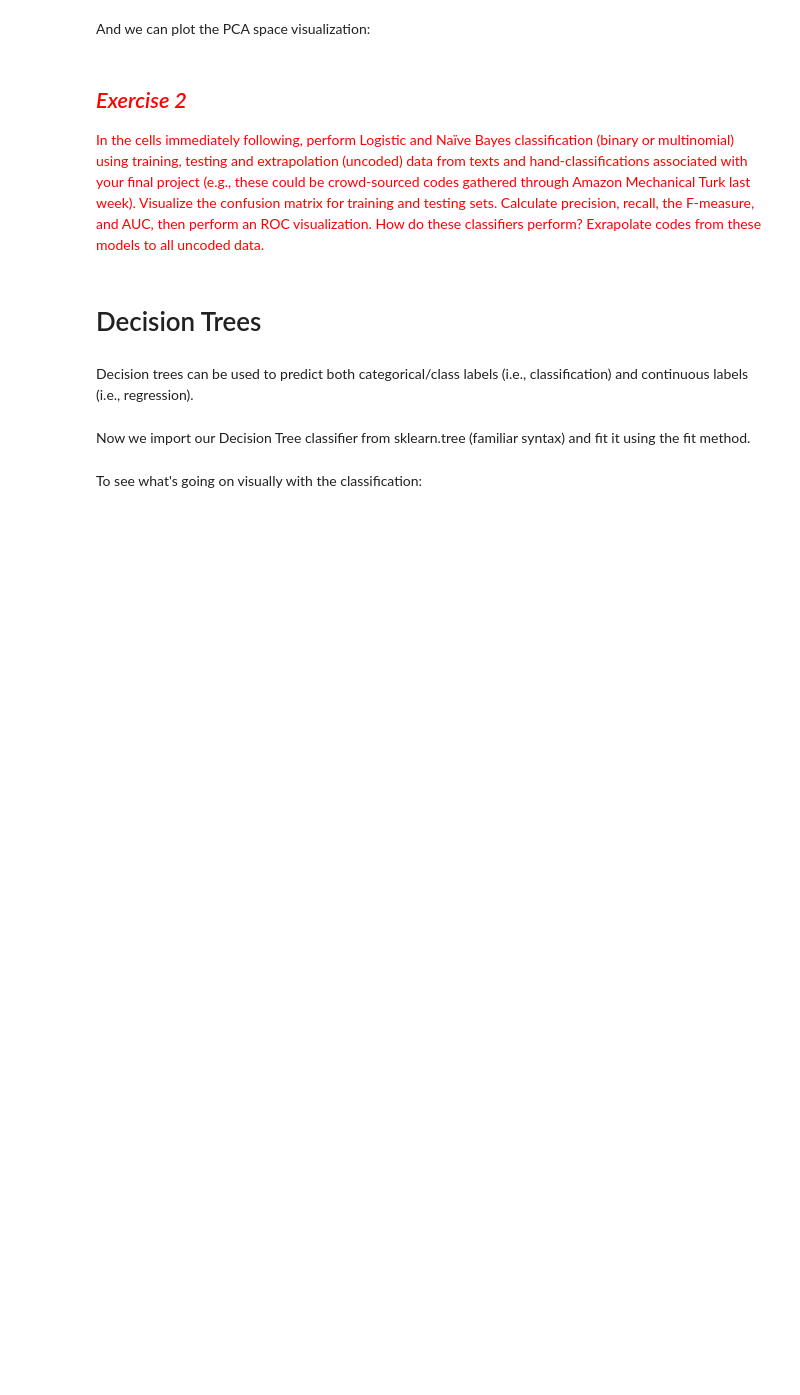
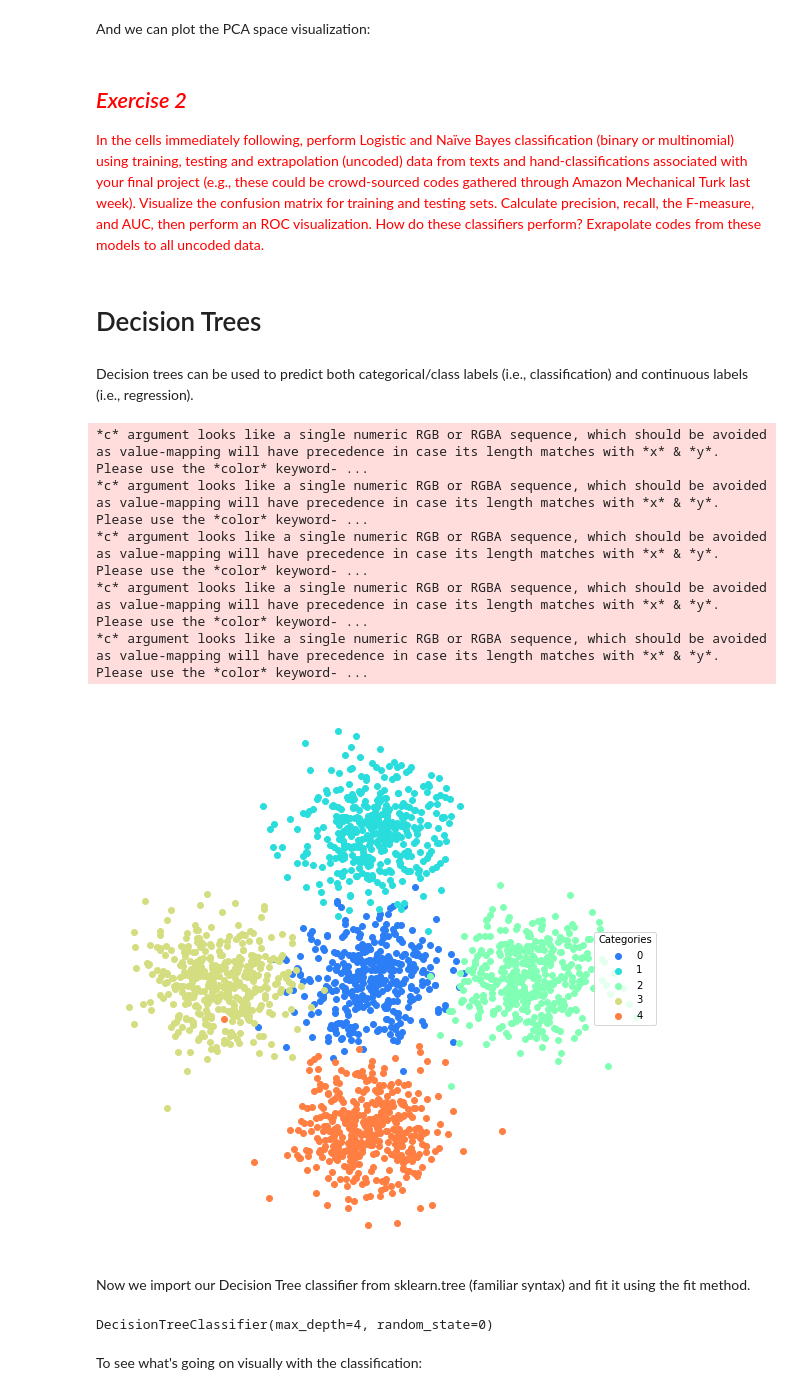
Before and after one commit to UChicago-CCA-2021/Homework-Notebooks, a Jupyter notebook: week-4/4-Classification.ipynb, the cells around one changed output. Saved outputs shown, nothing was run; the diff lists cells and outputs as text; code cells hidden in the pictures; blank space fills up the shorter version.

```diff
--- a/week-4/4-Classification.ipynb
+++ b/week-4/4-Classification.ipynb
@@ -334,11 +355,11 @@ ObamaClintonReleases['category'] = [s == 'Obama' for s in ObamaClintonReleases['
 # %% [markdown]
 Tokenize and normalize
 # %%
-ObamaClintonReleases['tokenized_text'] = ObamaClintonReleases['text'].apply(lambda x: lucem_illud_2020.word_tokenize(x))
-ObamaClintonReleases['normalized_text'] = ObamaClintonReleases['tokenized_text'].apply(lambda x: lucem_illud_2020.normalizeTokens(x))
+ObamaClintonReleases['tokenized_text'] = ObamaClintonReleases['text'].apply(lambda x: lucem_illud.word_tokenize(x))
+ObamaClintonReleases['normalized_text'] = ObamaClintonReleases['tokenized_text'].apply(lambda x: lucem_illud.normalizeTokens(x))
 # %% [markdown]
 Let's split the data into training data and testing data.
 # %%
 holdBackFraction = .2
-train_data_df, test_data_df = lucem_illud_2020.trainTestSplit(ObamaClintonReleases, holdBackFraction=holdBackFraction)
+train_data_df, test_data_df = lucem_illud.trainTestSplit(ObamaClintonReleases, holdBackFraction=holdBackFraction)
 # %%
@@ -608,11 +781,11 @@ for category in target_categories:
 # %% [markdown]
 Now we need to tokenize, and make a training and testing set:
 # %%
-newsgroupsDF['tokenized_text'] = newsgroupsDF['text'].apply(lambda x: lucem_illud_2020.word_tokenize(x))
-newsgroupsDF['normalized_text'] = newsgroupsDF['tokenized_text'].apply(lambda x: lucem_illud_2020.normalizeTokens(x))
+newsgroupsDF['tokenized_text'] = newsgroupsDF['text'].apply(lambda x: lucem_illud.word_tokenize(x))
+newsgroupsDF['normalized_text'] = newsgroupsDF['tokenized_text'].apply(lambda x: lucem_illud.normalizeTokens(x))
 # %%
 holdBackFraction = .2
-train_ng_df, test_ng_df = lucem_illud_2020.trainTestSplit(newsgroupsDF, holdBackFraction=holdBackFraction)
+train_ng_df, test_ng_df = lucem_illud.trainTestSplit(newsgroupsDF, holdBackFraction=holdBackFraction)
 # %%
 print(len(train_ng_df))
 print(len(test_ng_df))
@@ -679,6 +855,13 @@ lucem_illud_2020.plotregions(MultinomialNB_ng, test_ng_df)
 # %% [markdown]
 Decision trees can be used to predict both categorical/class labels (i.e., classification) and continuous labels (i.e., regression).
 # %%
-blobs_df = lucem_illud_2020.multiBlobs(noise=.2, centers=[(0,0), (0,5), (5,0), (-5,0), (0,-5)])
-df_exampleTree_train, df_exampleTree_test = lucem_illud_2020.trainTestSplit(blobs_df)
-lucem_illud_2020.plotter(df_exampleTree_train)
+blobs_df = lucem_illud.multiBlobs(noise=.2, centers=[(0,0), (0,5), (5,0), (-5,0), (0,-5)])
+df_exampleTree_train, df_exampleTree_test = lucem_illud.trainTestSplit(blobs_df)
+lucem_illud.plotter(df_exampleTree_train)
+# %% [output]
+*c* argument looks like a single numeric RGB or RGBA sequence, which should be avoided as value-mapping will have precedence in case its length matches with *x* & *y*.  Please use the *color* keyword- ...
+*c* argument looks like a single numeric RGB or RGBA sequence, which should be avoided as value-mapping will have precedence in case its length matches with *x* & *y*.  Please use the *color* keyword- ...
+*c* argument looks like a single numeric RGB or RGBA sequence, which should be avoided as value-mapping will have precedence in case its length matches with *x* & *y*.  Please use the *color* keyword- ...
+*c* argument looks like a single numeric RGB or RGBA sequence, which should be avoided as value-mapping will have precedence in case its length matches with *x* & *y*.  Please use the *color* keyword- ...
+*c* argument looks like a single numeric RGB or RGBA sequence, which should be avoided as value-mapping will have precedence in case its length matches with *x* & *y*.  Please use the *color* keyword- ...
+[figure, added]
@@ -687,6 +872,8 @@ Now we import our Decision Tree classifier from sklearn.tree (familiar syntax) a
 # %%
 clf_tree = sklearn.tree.DecisionTreeClassifier(max_depth=4,random_state=0)
 clf_tree.fit(np.stack(df_exampleTree_train['vect'], axis =0), df_exampleTree_train['category'])
+# %% [output]
+DecisionTreeClassifier(max_depth=4, random_state=0)
 # %% [markdown]
 To see what's going on visually with the classification:
 # %%
```
Also changed, not shown: parts of 43 cells of this notebook, 7 other files.
